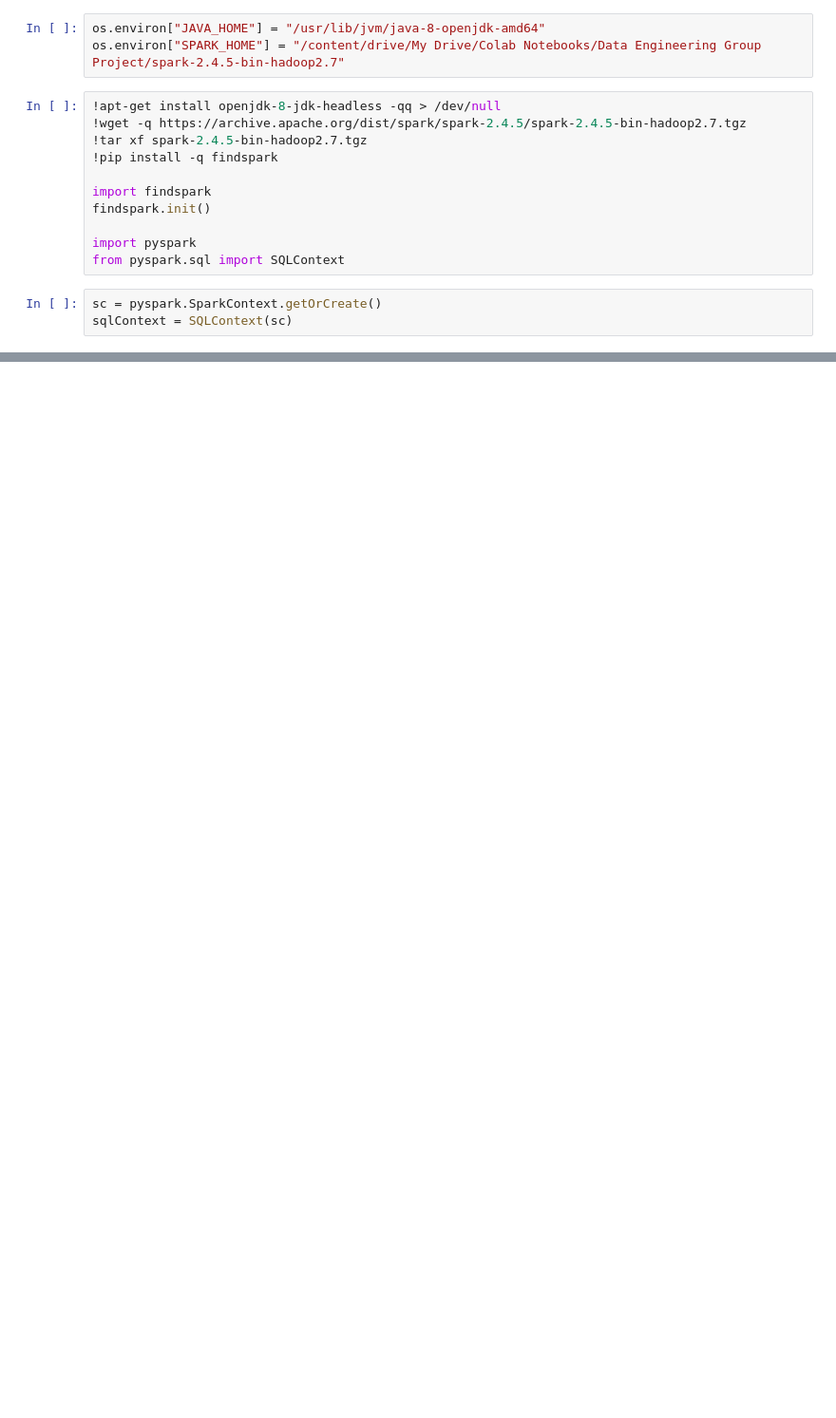
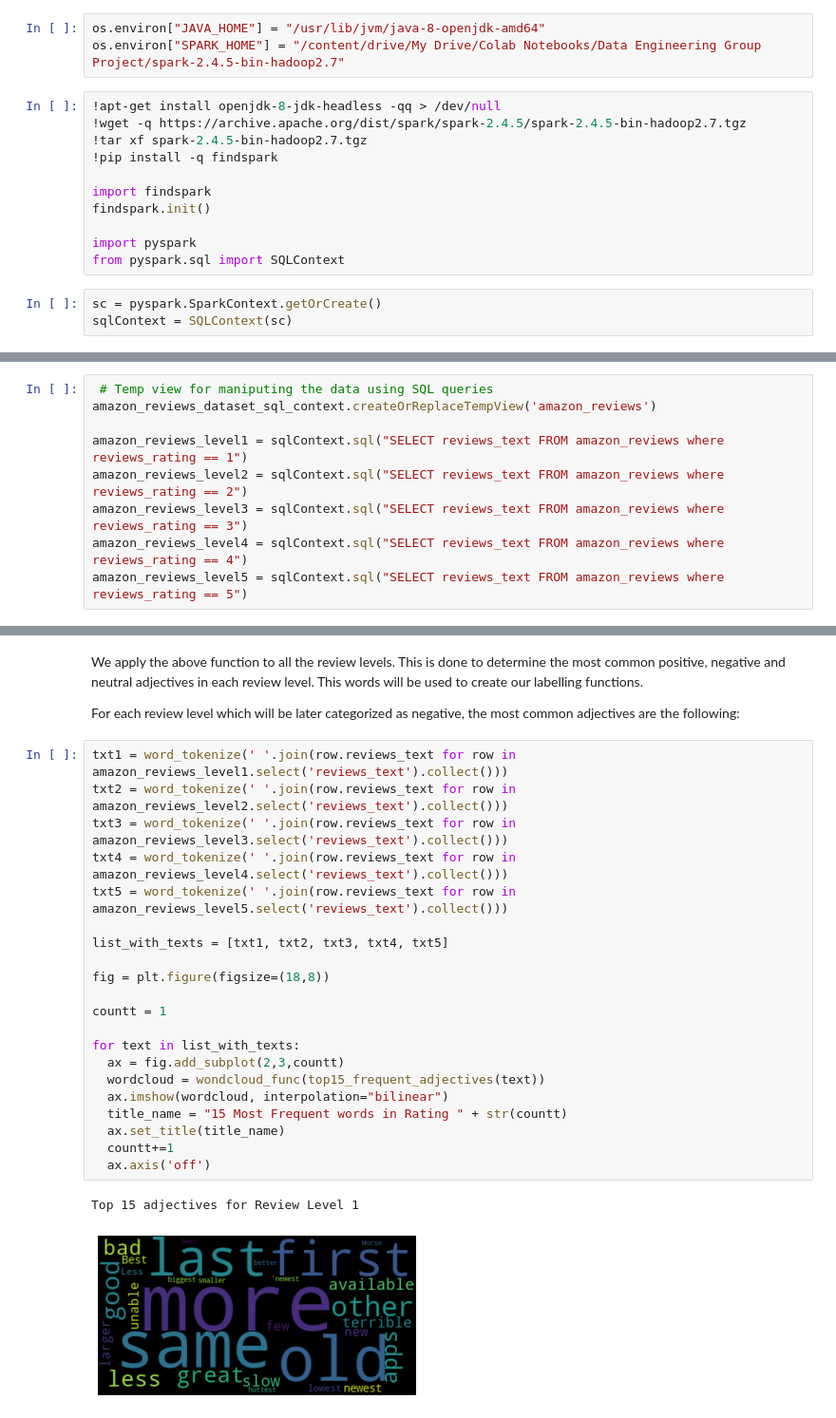
Before and after one commit to ioanabuze/Data-Engineering_W4, a Jupyter notebook: Amazon_Review_Weak_Labelling_Function.ipynb, the cells around one changed output, grey strips where cells are left out. Shown at 95% size. Cells and saved outputs as stored; diff of their text form; blank space fills up the shorter version.

```diff
--- a/Amazon_Review_Weak_Labelling_Function.ipynb
+++ b/Amazon_Review_Weak_Labelling_Function.ipynb
@@ -163,0 +182,9 @@ print(f"check coverage: {coverage_check * 100:.1f}%")
+# %%
+ # Temp view for maniputing the data using SQL queries
+amazon_reviews_dataset_sql_context.createOrReplaceTempView('amazon_reviews')
+
+amazon_reviews_level1 = sqlContext.sql("SELECT reviews_text FROM amazon_reviews where reviews_rating == 1")
+amazon_reviews_level2 = sqlContext.sql("SELECT reviews_text FROM amazon_reviews where reviews_rating == 2")
+amazon_reviews_level3 = sqlContext.sql("SELECT reviews_text FROM amazon_reviews where reviews_rating == 3")
+amazon_reviews_level4 = sqlContext.sql("SELECT reviews_text FROM amazon_reviews where reviews_rating == 4")
+amazon_reviews_level5 = sqlContext.sql("SELECT reviews_text FROM amazon_reviews where reviews_rating == 5")
@@ -163,0 +257,28 @@ print(f"check coverage: {coverage_check * 100:.1f}%")
+# %% [markdown]
+We apply the above function to all the review levels. This is done to determine the most common positive, negative and neutral adjectives in each review level. This words will be used to create our labelling functions.
+
+For each review level which will be later categorized as negative, the most common adjectives are the following:
+# %%
+txt1 = word_tokenize(' '.join(row.reviews_text for row in amazon_reviews_level1.select('reviews_text').collect()))
+txt2 = word_tokenize(' '.join(row.reviews_text for row in amazon_reviews_level2.select('reviews_text').collect()))
+txt3 = word_tokenize(' '.join(row.reviews_text for row in amazon_reviews_level3.select('reviews_text').collect()))
+txt4 = word_tokenize(' '.join(row.reviews_text for row in amazon_reviews_level4.select('reviews_text').collect()))
+txt5 = word_tokenize(' '.join(row.reviews_text for row in amazon_reviews_level5.select('reviews_text').collect()))
+
+list_with_texts = [txt1, txt2, txt3, txt4, txt5]
+
+fig = plt.figure(figsize=(18,8))
+
+countt = 1
+
+for text in list_with_texts:
+  ax = fig.add_subplot(2,3,countt)
+  wordcloud = wondcloud_func(top15_frequent_adjectives(text))
+  ax.imshow(wordcloud, interpolation="bilinear")
+  title_name = "15 Most Frequent words in Rating " + str(countt)
+  ax.set_title(title_name)
+  countt+=1
+  ax.axis('off')
+# %% [output]
+Top 15 adjectives for Review Level 1
+[figure, added]
```
Also changed, not shown: parts of 89 cells of this notebook.
